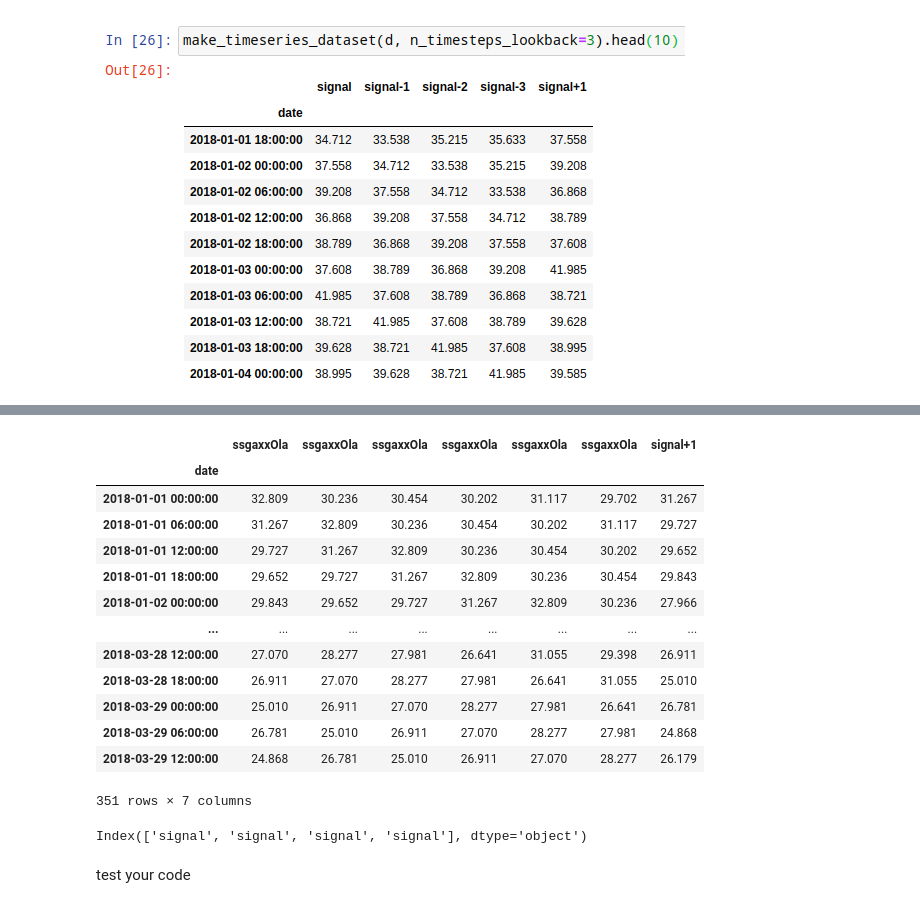
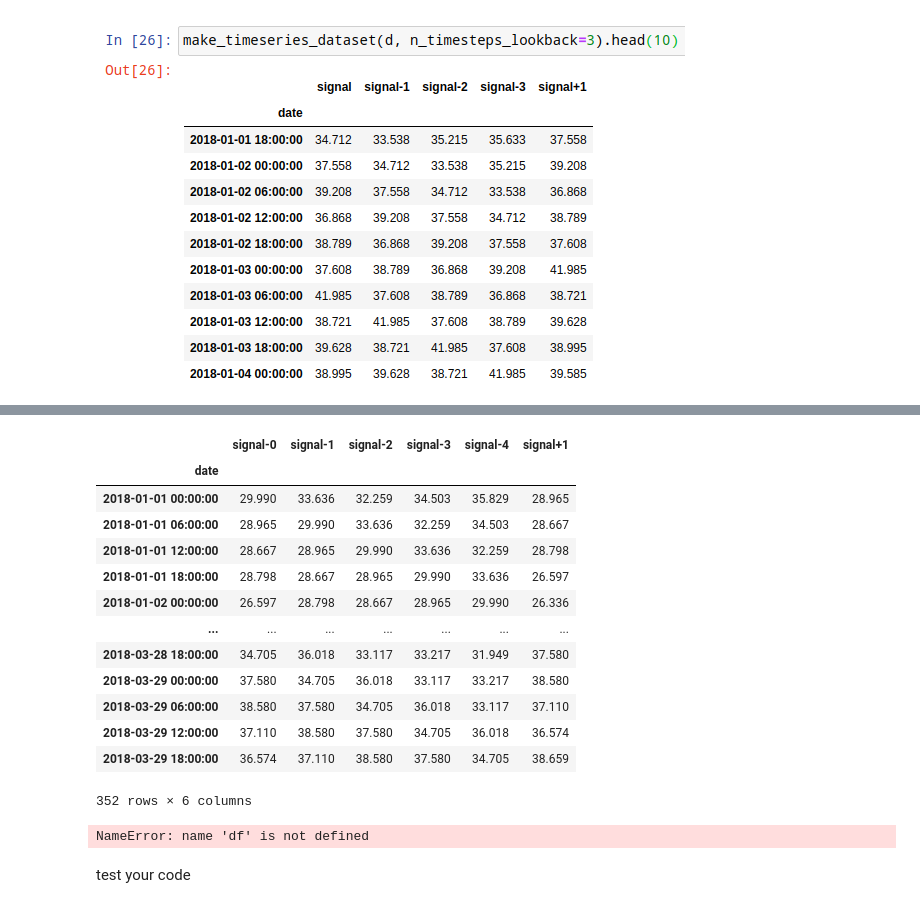
Before and after one commit to cristianpenagos/IAUdeA, a Jupyter notebook: Copia de LAB 03.02 - TIMESERIES MODEL.ipynb, the cells around one changed output, grey strips where cells are left out. Cells and saved outputs as stored; diff of their text form; code cells hidden in the pictures.

Commit message:
Corregido nombres de columnas

```diff
--- a/Copia de LAB 03.02 - TIMESERIES MODEL.ipynb
+++ b/Copia de LAB 03.02 - TIMESERIES MODEL.ipynb
@@ -147,62 +165,72 @@ def make_timeseries_dataset(d, n_timesteps_lookback):
     import pandas as pd
 
     columnasDespl = []
     colPred = pd.DataFrame()
     for i in range(n_timesteps_lookback, -1, -1): # Num desplazamiento, Parada, Salto
       columna = d.shift(-i)
       columnasDespl.append(columna)
 
 
-    #colPredict = d.shift(1)
+
+
     df = pd.concat(columnasDespl, axis=1)
+
+    columna_nombres = ['signal-' + str(i) for i in range(n_timesteps_lookback + 1)]
+    df.columns = columna_nombres
+    df = df.dropna()
+
+
+
+
+
     colPred["signal+1"] = d.shift(- n_timesteps_lookback - 1)
     df = pd.concat([df, colPred], axis=1)
+    df = df.dropna()
 
-    #colPred
+    #df = df.dropna()
+    #reversa = n_timesteps_lookback
 
-    df = df.dropna()
-    reversa = n_timesteps_lookback
 
     #while reversa >=0:
 
-    newName = 'ssgaxxOla'
-    df = df.rename(columns={df.columns[2]: newName})
+    #newName = 'ssgaxxOla'
+    #df = df.rename(columns={2: 'XXX'})
     #reversa -= 1
 
 
     #for i in range (n_timesteps_lookback, -1, -1):
       #newName = 'singal-' + str(reversa)
       #df = df.rename(columns={df.columns[reversa]: newName})
       #reversa = reversa -1
     #nombresCol = ['signal-' +str(i) for i in range(n_timesteps_lookback,-1,-1)]
     #df.columns = nombresCol
 
-    #df
+
+
+    #df.info()
+
     return df
 #d.dropna()
-make_timeseries_dataset(d, 5)
+make_timeseries_dataset(d, 4)
 # %% [output]
-|  | ssgaxxOla | ssgaxxOla | ssgaxxOla | ssgaxxOla | ssgaxxOla | ssgaxxOla | signal+1 |
-| date |  |  |  |  |  |  |  |
-| 2018-01-01 00:00:00 | 32.809 | 30.236 | 30.454 | 30.202 | 31.117 | 29.702 | 31.267 |
-| 2018-01-01 06:00:00 | 31.267 | 32.809 | 30.236 | 30.454 | 30.202 | 31.117 | 29.727 |
-| 2018-01-01 12:00:00 | 29.727 | 31.267 | 32.809 | 30.236 | 30.454 | 30.202 | 29.652 |
-| 2018-01-01 18:00:00 | 29.652 | 29.727 | 31.267 | 32.809 | 30.236 | 30.454 | 29.843 |
-| 2018-01-02 00:00:00 | 29.843 | 29.652 | 29.727 | 31.267 | 32.809 | 30.236 | 27.966 |
-| ... | ... | ... | ... | ... | ... | ... | ... |
-| 2018-03-28 12:00:00 | 27.070 | 28.277 | 27.981 | 26.641 | 31.055 | 29.398 | 26.911 |
-| 2018-03-28 18:00:00 | 26.911 | 27.070 | 28.277 | 27.981 | 26.641 | 31.055 | 25.010 |
-| 2018-03-29 00:00:00 | 25.010 | 26.911 | 27.070 | 28.277 | 27.981 | 26.641 | 26.781 |
-| 2018-03-29 06:00:00 | 26.781 | 25.010 | 26.911 | 27.070 | 28.277 | 27.981 | 24.868 |
-| 2018-03-29 12:00:00 | 24.868 | 26.781 | 25.010 | 26.911 | 27.070 | 28.277 | 26.179 |
+|  | signal-0 | signal-1 | signal-2 | signal-3 | signal-4 | signal+1 |
+| date |  |  |  |  |  |  |
+| 2018-01-01 00:00:00 | 29.990 | 33.636 | 32.259 | 34.503 | 35.829 | 28.965 |
+| 2018-01-01 06:00:00 | 28.965 | 29.990 | 33.636 | 32.259 | 34.503 | 28.667 |
+| 2018-01-01 12:00:00 | 28.667 | 28.965 | 29.990 | 33.636 | 32.259 | 28.798 |
+| 2018-01-01 18:00:00 | 28.798 | 28.667 | 28.965 | 29.990 | 33.636 | 26.597 |
+| 2018-01-02 00:00:00 | 26.597 | 28.798 | 28.667 | 28.965 | 29.990 | 26.336 |
+| ... | ... | ... | ... | ... | ... | ... |
+| 2018-03-28 18:00:00 | 34.705 | 36.018 | 33.117 | 33.217 | 31.949 | 37.580 |
+| 2018-03-29 00:00:00 | 37.580 | 34.705 | 36.018 | 33.117 | 33.217 | 38.580 |
+| 2018-03-29 06:00:00 | 38.580 | 37.580 | 34.705 | 36.018 | 33.117 | 37.110 |
+| 2018-03-29 12:00:00 | 37.110 | 38.580 | 37.580 | 34.705 | 36.018 | 36.574 |
+| 2018-03-29 18:00:00 | 36.574 | 37.110 | 38.580 | 37.580 | 34.705 | 38.659 |
-351 rows × 7 columns
+352 rows × 6 columns
-# %%
-#d.rename(columns={2:'Original'})
-#newNamem = 'Origal'+'XsXX'
-#d = d.rename(columns={df.columns[0]: newNamem})
-df.columns
-# %% [output]
-Index(['signal', 'signal', 'signal', 'signal'], dtype='object')
+# %%
+df.info()
+# %% [output]
+NameError: name 'df' is not defined
 # %% [markdown]
 test your code
 # %%
```
Also changed, not shown: parts of 8 cells of this notebook.
